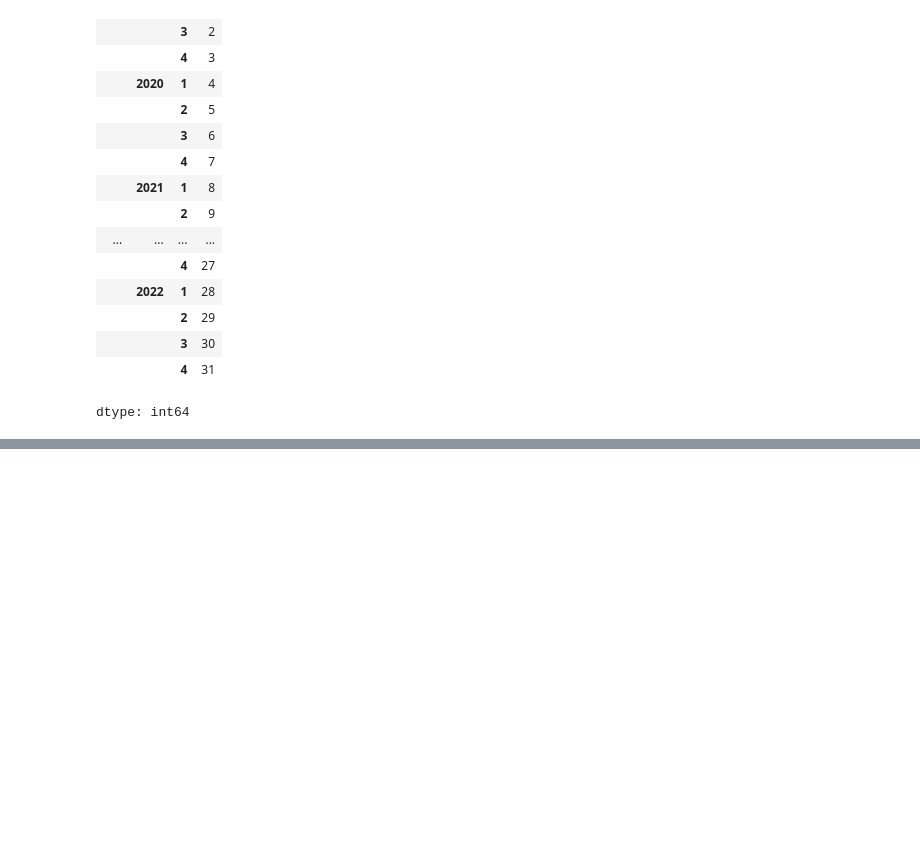
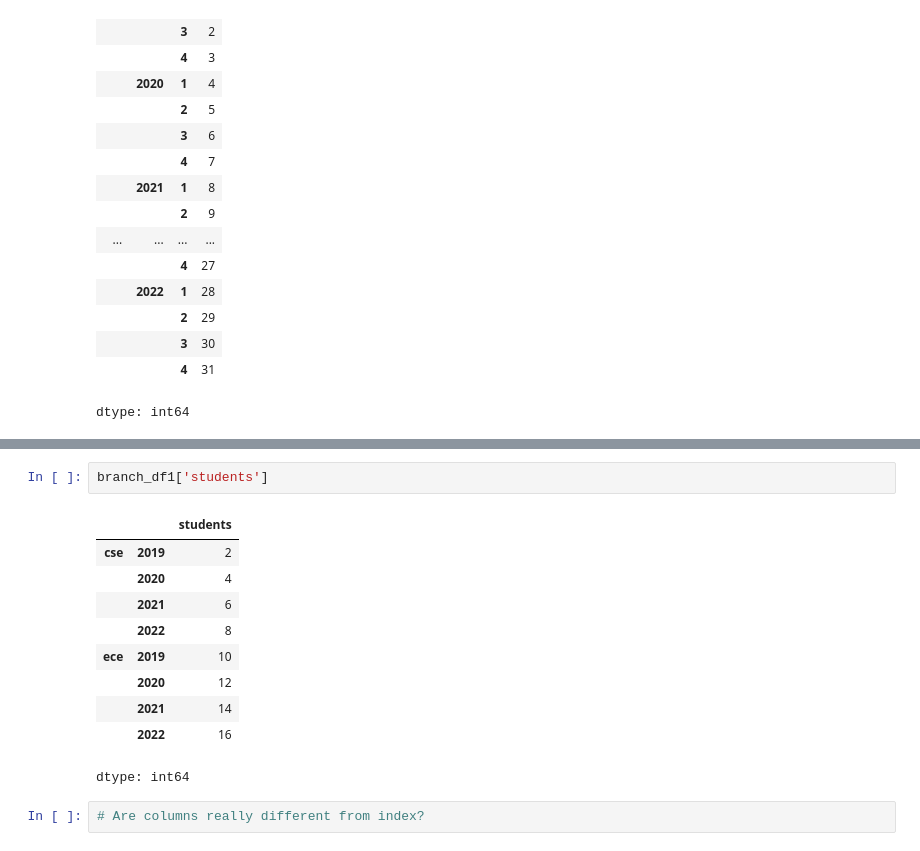
Before and after one commit to akritivishwakarma2007/DE-journey, a Jupyter notebook: MultiIndex.ipynb, the cells around one changed output, grey strips where cells are left out. Cells and saved outputs as stored; diff of their text form; blank space fills up the shorter version.

```diff
--- a/MultiIndex.ipynb
+++ b/MultiIndex.ipynb
@@ -83,0 +188,15 @@ dtype: int64
+# %%
+branch_df1['students']
+# %% [output]
+|  |  | students |
+| cse | 2019 | 2 |
+|  | 2020 | 4 |
+|  | 2021 | 6 |
+|  | 2022 | 8 |
+| ece | 2019 | 10 |
+|  | 2020 | 12 |
+|  | 2021 | 14 |
+|  | 2022 | 16 |
+dtype: int64
+# %%
+# Are columns really different from index?
```
Also changed, not shown: parts of 11 cells of this notebook.
